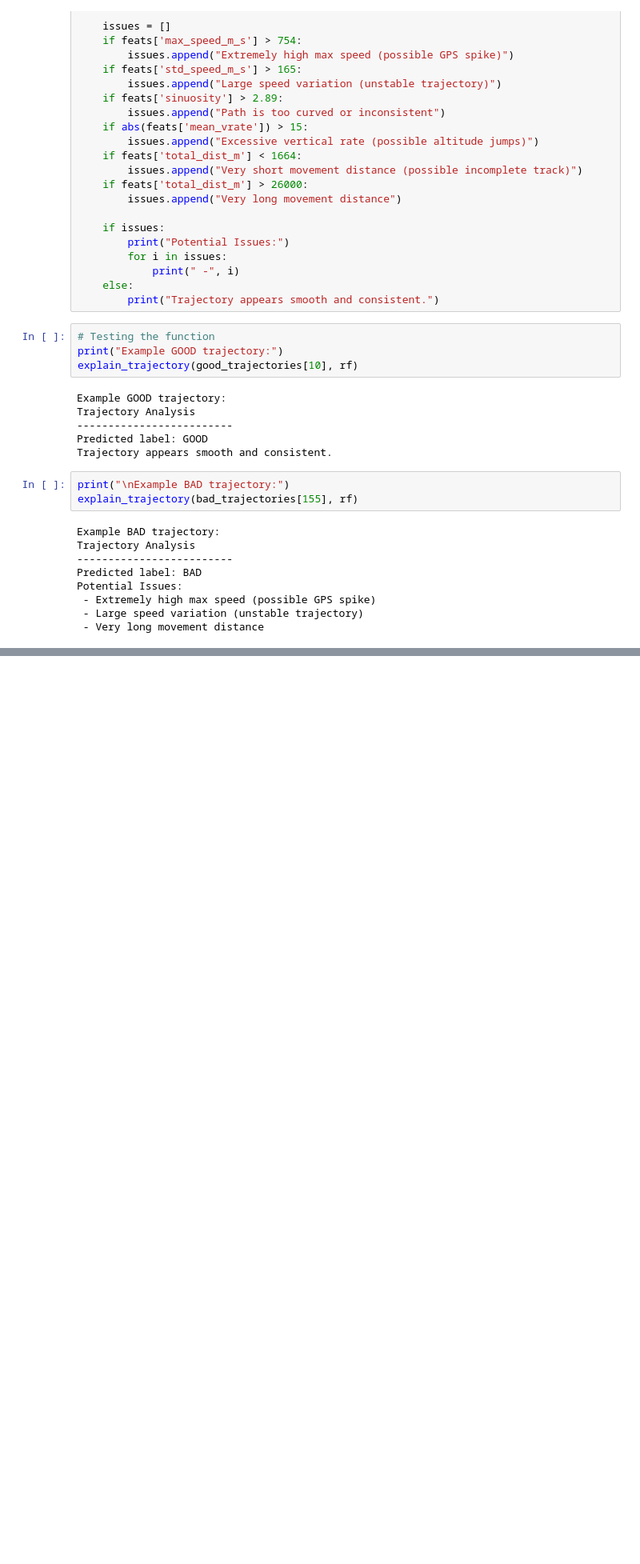
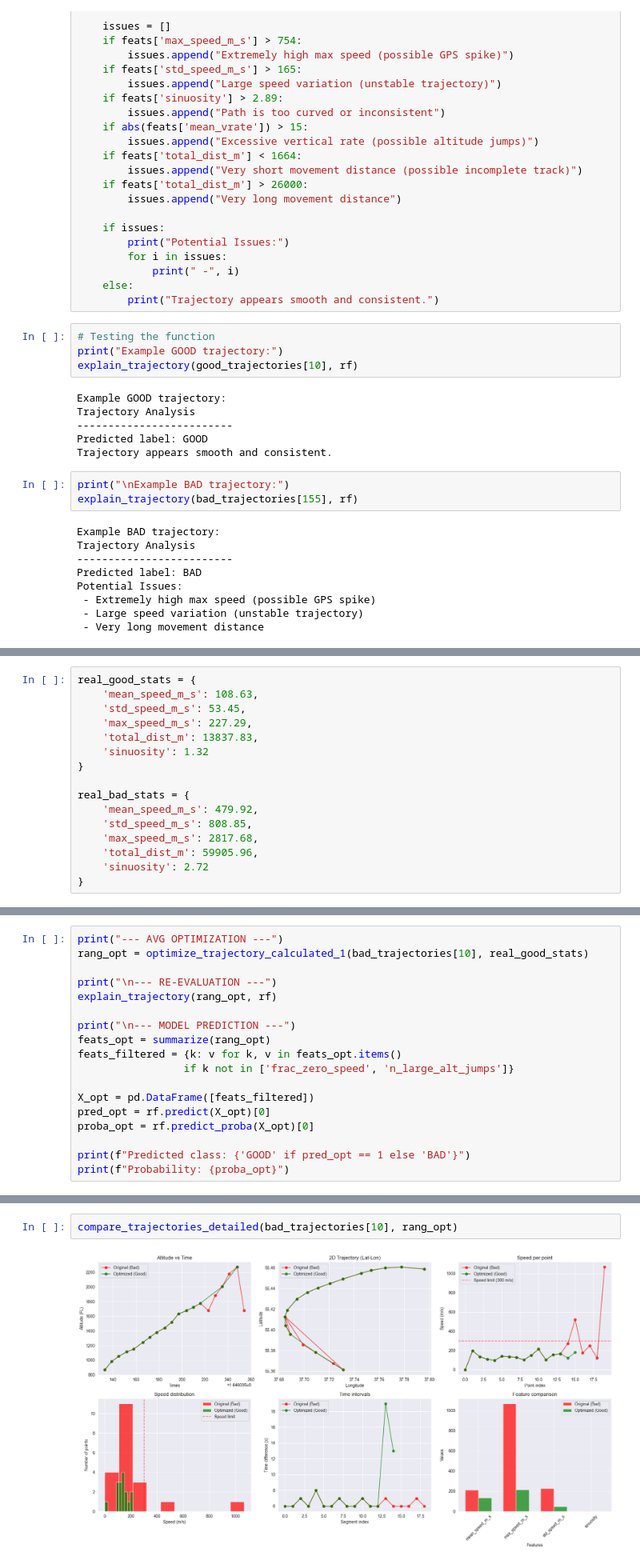
Before and after one commit to jovanamickovikj/aircraft_trajectory_analysis, a Jupyter notebook: flight_trajectory_analysis.ipynb, the cells around one changed output, grey strips where cells are left out. Shown at 80% size. Saved outputs shown, nothing was run; the diff lists cells and outputs as text; blank space fills up the shorter version.

```diff
--- a/flight_trajectory_analysis.ipynb
+++ b/flight_trajectory_analysis.ipynb
@@ -529,0 +1050,16 @@ Potential Issues:
+# %%
+real_good_stats = {
+    'mean_speed_m_s': 108.63,
+    'std_speed_m_s': 53.45,
+    'max_speed_m_s': 227.29,
+    'total_dist_m': 13837.83,
+    'sinuosity': 1.32
+}
+
+real_bad_stats = {
+    'mean_speed_m_s': 479.92,
+    'std_speed_m_s': 808.85,
+    'max_speed_m_s': 2817.68,
+    'total_dist_m': 59905.96,
+    'sinuosity': 2.72
+}
@@ -529,0 +1195,18 @@ Potential Issues:
+# %%
+print("--- AVG OPTIMIZATION ---")
+rang_opt = optimize_trajectory_calculated_1(bad_trajectories[10], real_good_stats)
+
+print("\n--- RE-EVALUATION ---")
+explain_trajectory(rang_opt, rf)
+
+print("\n--- MODEL PREDICTION ---")
+feats_opt = summarize(rang_opt)
+feats_filtered = {k: v for k, v in feats_opt.items()
+                 if k not in ['frac_zero_speed', 'n_large_alt_jumps']}
+
+X_opt = pd.DataFrame([feats_filtered])
+pred_opt = rf.predict(X_opt)[0]
+proba_opt = rf.predict_proba(X_opt)[0]
+
+print(f"Predicted class: {'GOOD' if pred_opt == 1 else 'BAD'}")
+print(f"Probability: {proba_opt}")
@@ -529,0 +1225,4 @@ Potential Issues:
+# %%
+compare_trajectories_detailed(bad_trajectories[10], rang_opt)
+# %% [output]
+[figure, added]
```
Also changed, not shown: parts of 34 cells of this notebook, 1 other file.
